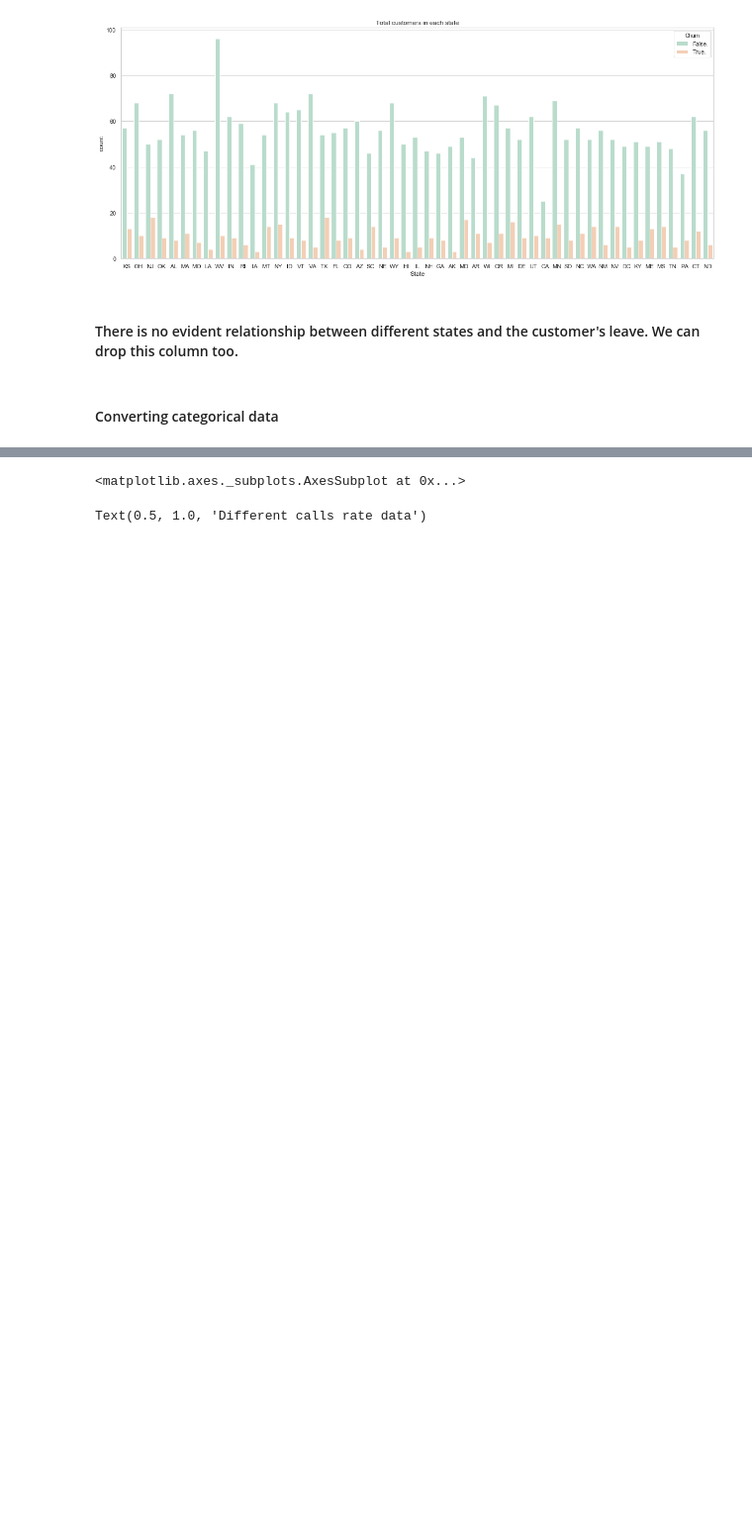
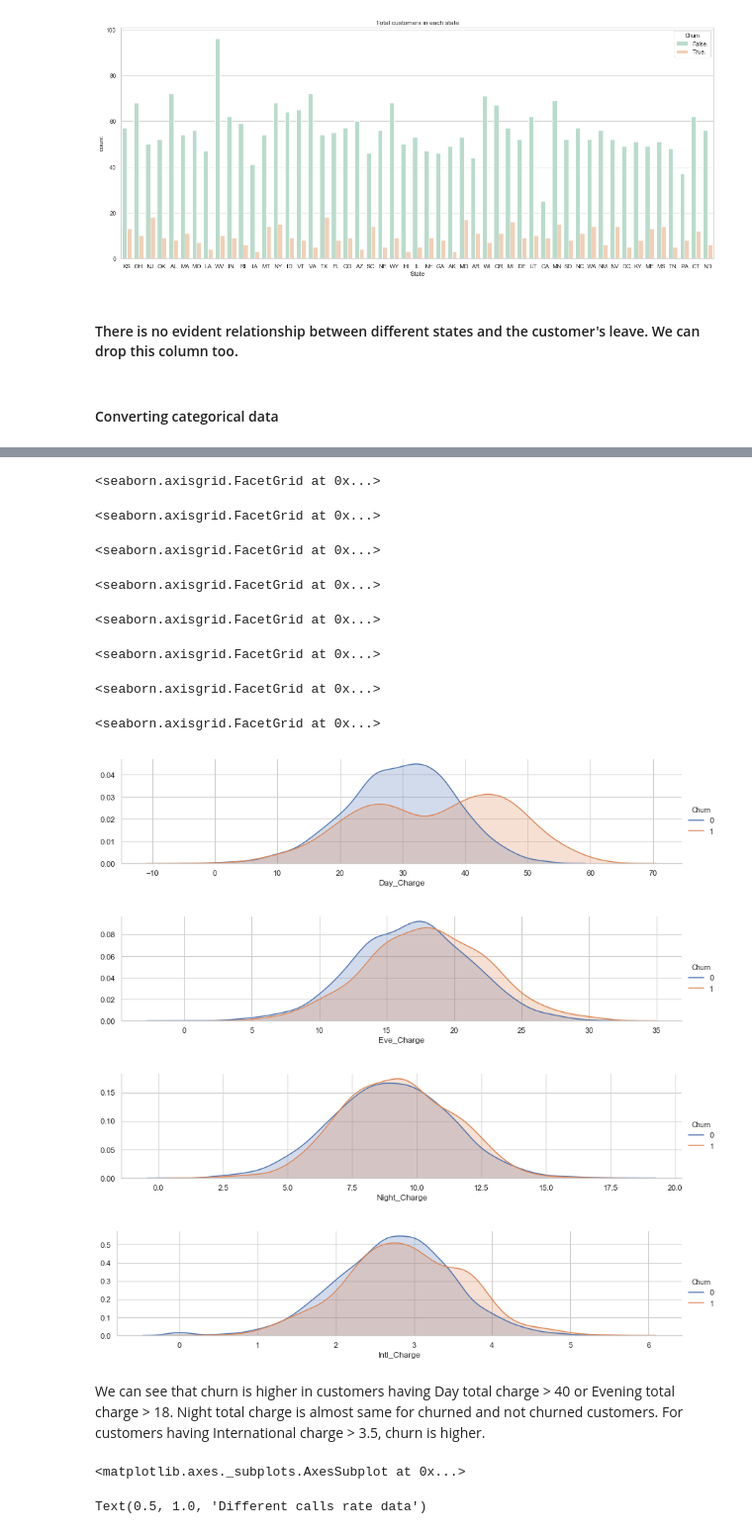
Before and after one commit to uoft-datascience/3250, a Jupyter notebook: Project-Churn.ipynb, the cells around one changed output, grey strips where cells are left out. Shown at 99% size. Drawn from its saved outputs; the diff is of its cells as text; code cells hidden in the pictures; blank space fills up the shorter version.

```diff
--- a/Project-Churn.ipynb
+++ b/Project-Churn.ipynb
@@ -195,6 +192,34 @@ df_data.head()
 | 2 | 137 | 0 | 0 | 0 | 243.4 | 114 | 41.38 | 121.2 | ... |
 | 3 | 84 | 1 | 0 | 0 | 299.4 | 71 | 50.90 | 61.9 | ... |
 | 4 | 75 | 1 | 0 | 0 | 166.7 | 113 | 28.34 | 148.3 | ... |
+# %%
+facet = sns.FacetGrid(df_data, hue="Churn",aspect=4)
+facet.map(sns.kdeplot,'Day_Charge',shade= True)
+facet.add_legend()
+facet = sns.FacetGrid(df_data, hue="Churn",aspect=4)
+facet.map(sns.kdeplot,'Eve_Charge',shade= True)
+facet.add_legend()
+facet = sns.FacetGrid(df_data, hue="Churn",aspect=4)
+facet.map(sns.kdeplot,'Night_Charge',shade= True)
+facet.add_legend()
+facet = sns.FacetGrid(df_data, hue="Churn",aspect=4)
+facet.map(sns.kdeplot,'Intl_Charge',shade= True)
+facet.add_legend()
+# %% [output]
+<seaborn.axisgrid.FacetGrid at 0x...>
+<seaborn.axisgrid.FacetGrid at 0x...>
+<seaborn.axisgrid.FacetGrid at 0x...>
+<seaborn.axisgrid.FacetGrid at 0x...>
+<seaborn.axisgrid.FacetGrid at 0x...>
+<seaborn.axisgrid.FacetGrid at 0x...>
+<seaborn.axisgrid.FacetGrid at 0x...>
+<seaborn.axisgrid.FacetGrid at 0x...>
+[figure, added]
+[figure, added]
+[figure, added]
+[figure, added]
+# %% [markdown]
+We can see that churn is higher in customers having Day total charge > 40 or Evening total charge > 18. Night total charge is almost same for churned and not churned customers. For customers having International charge > 3.5, churn is higher.
 # %%
 df_data['Day_rate'] = df_data.Day_Charge /  df_data.Day_Mins
 df_data['Eve_rate'] = df_data.Eve_Charge / df_data.Eve_Mins
```
Also changed, not shown: parts of 26 cells of this notebook, 1 other file.
